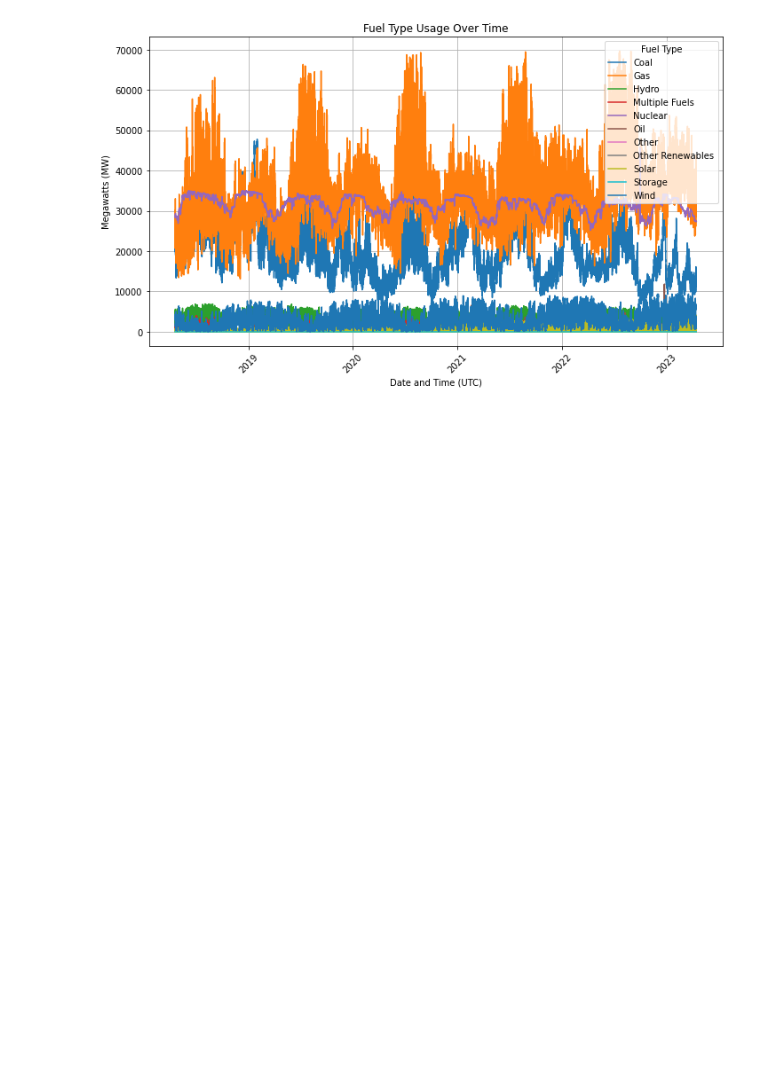
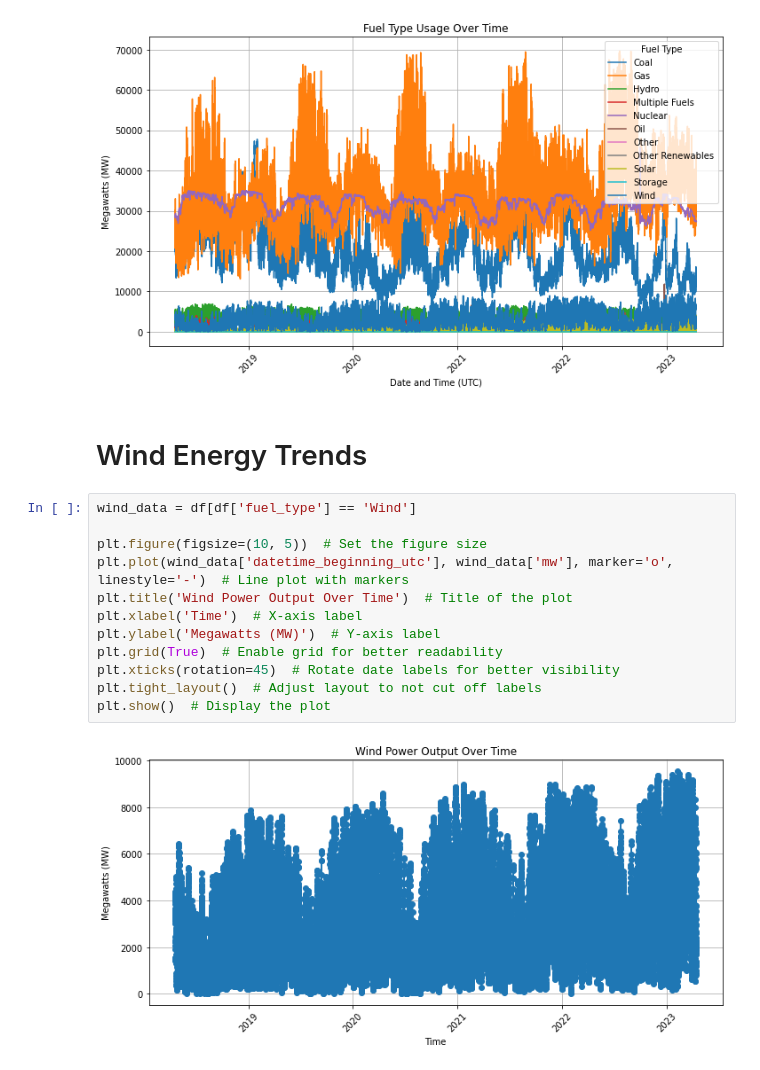
Before and after one commit to ochss/Energy, a Jupyter notebook: gen_fuel.ipynb, the cells around one changed output. Saved outputs shown, nothing was run; the diff lists cells and outputs as text; blank space fills up the shorter version.

```diff
--- a/gen_fuel.ipynb
+++ b/gen_fuel.ipynb
@@ -22,3 +22,19 @@ plt.tight_layout()  # Adjust layout to make room for the rotated x-axis labels
 plt.show()
 # %% [output]
 [figure]
+# %% [markdown]
+# Wind Energy Trends
+# %%
+wind_data = df[df['fuel_type'] == 'Wind']
+
+plt.figure(figsize=(10, 5))  # Set the figure size
+plt.plot(wind_data['datetime_beginning_utc'], wind_data['mw'], marker='o', linestyle='-')  # Line plot with markers
+plt.title('Wind Power Output Over Time')  # Title of the plot
+plt.xlabel('Time')  # X-axis label
+plt.ylabel('Megawatts (MW)')  # Y-axis label
+plt.grid(True)  # Enable grid for better readability
+plt.xticks(rotation=45)  # Rotate date labels for better visibility
+plt.tight_layout()  # Adjust layout to not cut off labels
+plt.show()  # Display the plot
+# %% [output]
+[figure, added]
```
Also changed, not shown: parts of 2 cells of this notebook.
